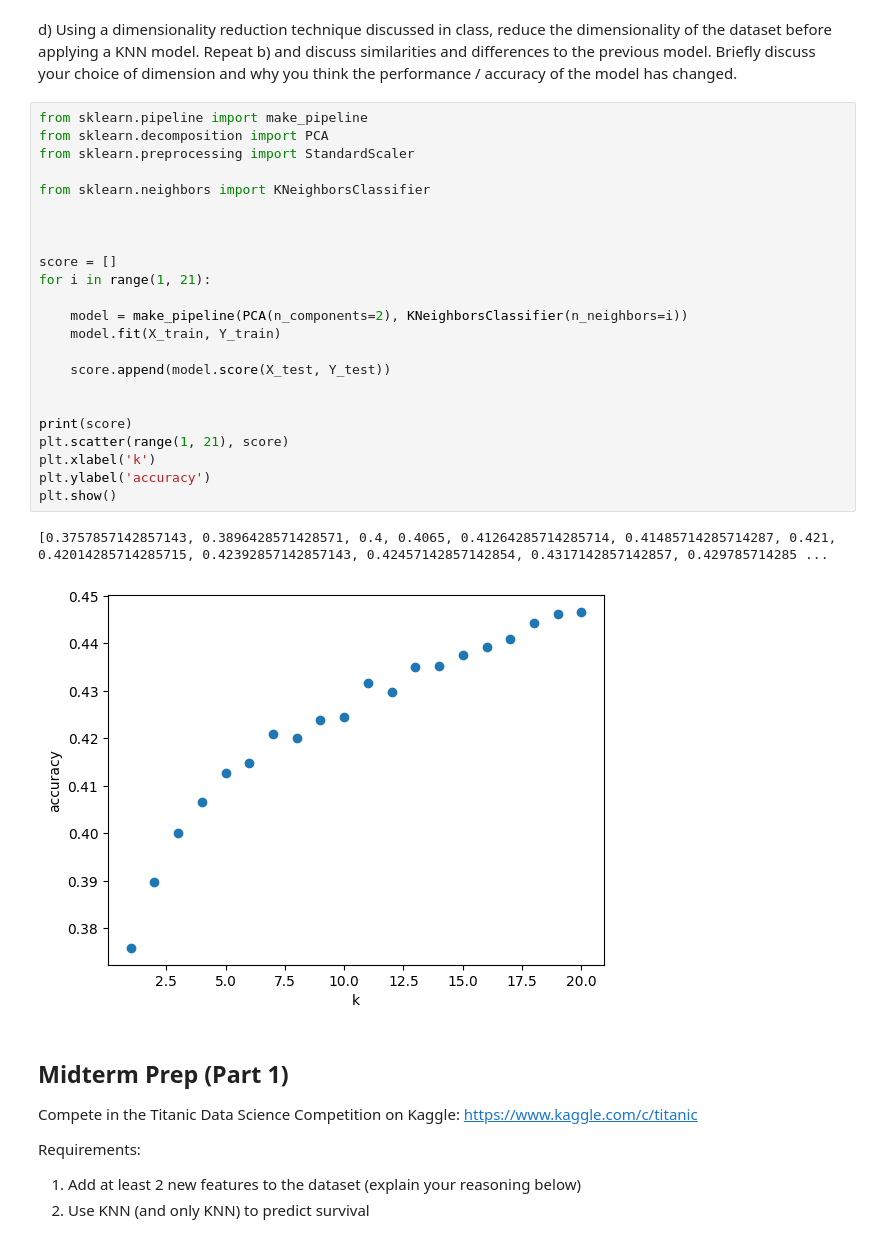
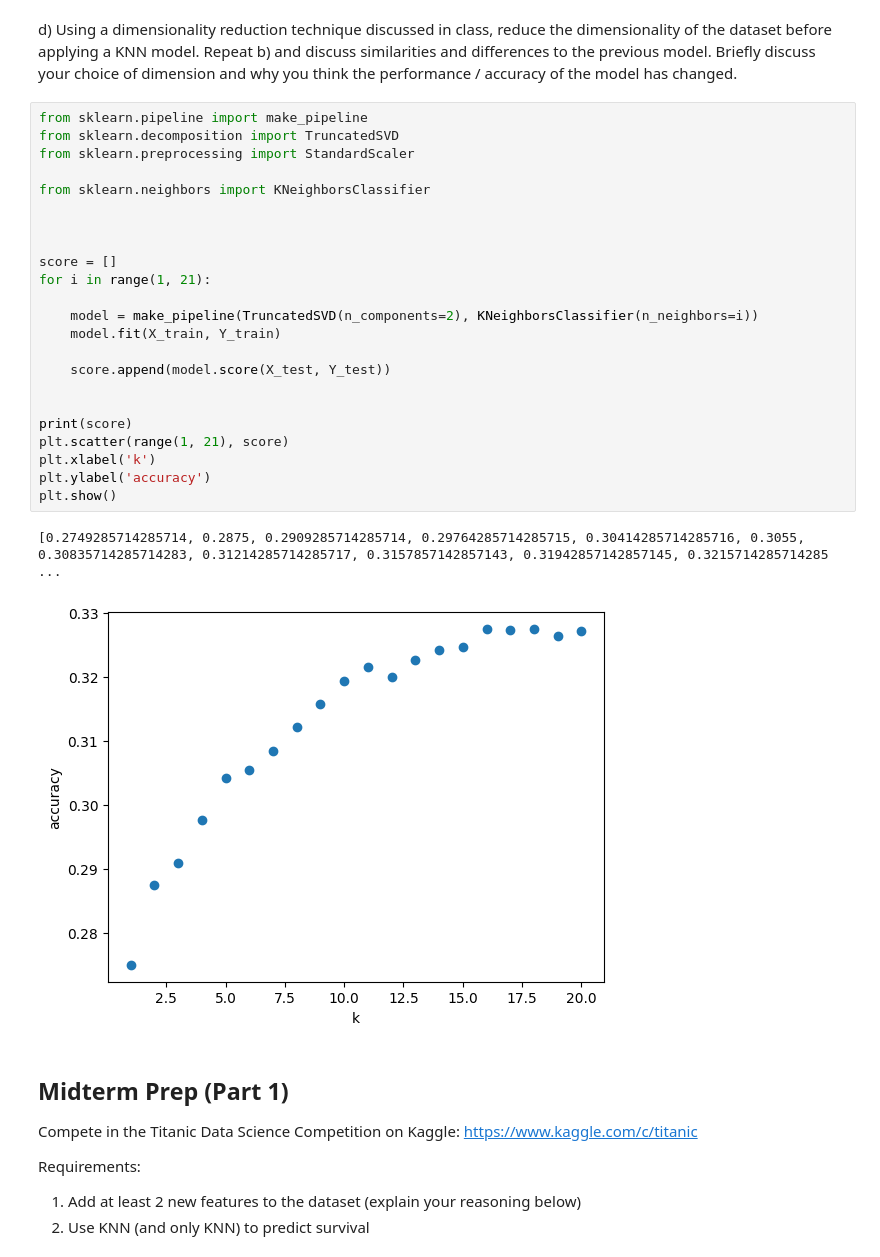
Before and after one commit to DaniyalAhm/Data-Science-Fundamentals, a Jupyter notebook: lecture_12/worksheet_12.ipynb, the cells around one changed output. Drawn from its saved outputs; the diff is of its cells as text.

```diff
--- a/lecture_12/worksheet_12.ipynb
+++ b/lecture_12/worksheet_12.ipynb
@@ -304,30 +304,30 @@ plt.show()
 d) Using a dimensionality reduction technique discussed in class, reduce the dimensionality of the dataset before applying a KNN model. Repeat b) and discuss similarities and differences to the previous model. Briefly discuss your choice of dimension and why you think the performance / accuracy of the model has changed.
 # %%
 from sklearn.pipeline import make_pipeline
-from sklearn.decomposition import PCA
+from sklearn.decomposition import TruncatedSVD
 from sklearn.preprocessing import StandardScaler
 
 from sklearn.neighbors import KNeighborsClassifier
 
 
 
 score = []
 for i in range(1, 21):
 
-    model = make_pipeline(PCA(n_components=2), KNeighborsClassifier(n_neighbors=i))
+    model = make_pipeline(TruncatedSVD(n_components=2), KNeighborsClassifier(n_neighbors=i))
     model.fit(X_train, Y_train)
 
     score.append(model.score(X_test, Y_test))
 
 
 print(score)
 plt.scatter(range(1, 21), score)
 plt.xlabel('k')
 plt.ylabel('accuracy')
 plt.show()
 # %% [output]
-[0.3757857142857143, 0.3896428571428571, 0.4, 0.4065, 0.41264285714285714, 0.41485714285714287, 0.421, 0.42014285714285715, 0.42392857142857143, 0.42457142857142854, 0.4317142857142857, 0.429785714285 ...
+[0.2749285714285714, 0.2875, 0.2909285714285714, 0.29764285714285715, 0.30414285714285716, 0.3055, 0.30835714285714283, 0.31214285714285717, 0.3157857142857143, 0.31942857142857145, 0.3215714285714285 ...
-[figure, old version]
+[figure, new version]
 # %% [markdown]
 ## Midterm Prep (Part 1)
 
```
Also changed, not shown: parts of 2 cells of this notebook.
